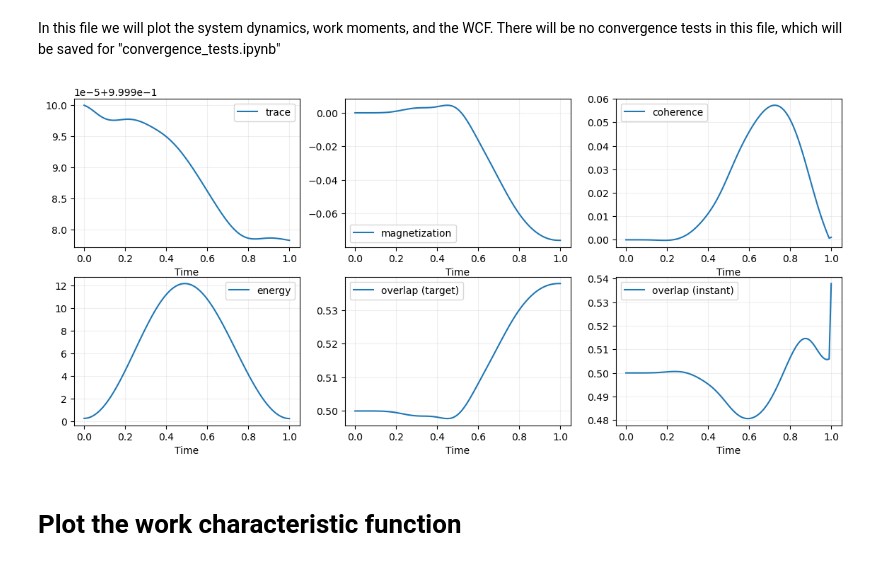
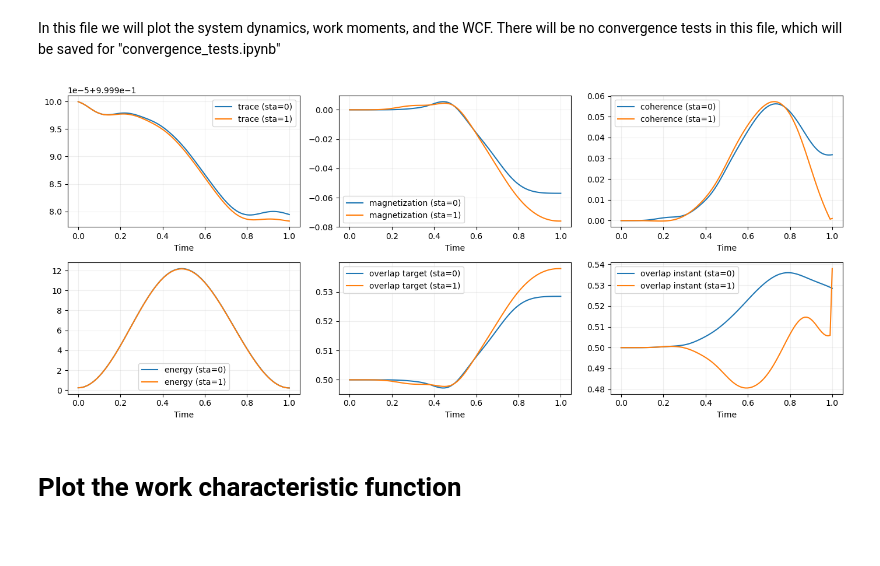
Before and after one commit to mikejshubrook/work-counting-with-process-tensors, a Jupyter notebook: visualize_data.ipynb, the cells around one changed output. Cells and saved outputs as stored; diff of their text form; code cells hidden in the pictures; blank space fills up the shorter version.

Commit message:
streamlined and improved visualisation

```diff
--- a/visualize_data.ipynb
+++ b/visualize_data.ipynb
@@ -8,43 +8,44 @@ import numpy as np
 import pandas as pd
 import matplotlib.pyplot as plt
 # %%
-def load_dynamics(a, tp, sta, dt, p):
-    filename  = f'data/dynamics-files/dyns-a{a}_G10.0_w25.0_e25.0_tp{tp}_sta{sta}_dt{dt}_p{p}.csv'
-    try:
+def plot_dynamics(a, tp, dt, p):
+    """
+    Plot the dynamics of the system based on the provided parameters.
+    """
+
+    fig, axs = plt.subplots(2, 3, figsize=(14, 6))
+
+    for sta in [0, 1]:
+        filename = f'data/dynamics-files/dyns-a{a}_G10.0_w25.0_e25.0_tp{tp}_sta{sta}_dt{dt}_p{p}.csv'
         df = pd.read_csv(filename)
-        return df
-    except:
-        return None
 
-def plot_dynamics(df):
-    fig, axs = plt.subplots(2,3, figsize=(14, 6))
+        # first row
+        axs[0, 0].plot(df['tlist'], df['tr'], label=f'trace (sta={sta})')
+        axs[0, 1].plot(df['tlist'], df['mag'], label=f'magnetization (sta={sta})')
+        axs[0, 2].plot(df['tlist'], df['coh'], label=f'coherence (sta={sta})')
+        # second row
+        axs[1, 0].plot(df['tlist'], df['energy'], label=f'energy (sta={sta})')
+        axs[1, 1].plot(df['tlist'], df['overlap_target'], label=f'overlap target (sta={sta})')
+        axs[1, 2].plot(df['tlist'], df['overlap_instant'], label=f'overlap instant (sta={sta})')
 
-    # first row
-    axs[0, 0].plot(df['tlist'], df['tr'], label='trace')
-    axs[0,1].plot(df['tlist'], df['mag'], label='magnetization')
-    axs[0,2].plot(df['tlist'], df['coh'], label='coherence')
-    # second row
-    axs[1, 0].plot(df['tlist'], df['energy'], label='energy')
-    axs[1, 1].plot(df['tlist'], df['overlap_target'], label='overlap (target)')
-    axs[1, 2].plot(df['tlist'], df['overlap_instant'], label='overlap (instant)')
     # formatting
     for ax in axs.flat:
         ax.set_xlabel('Time')
         ax.legend()
         ax.grid(alpha=0.2)
+
+    plt.tight_layout()
     return
 # %%
 # test load:
 alpha = 0.02
 tp = 1.0
 sta = 1
 dt = 0.01
 p = 7.0
-S=1
-dyns = load_dynamics(alpha, tp, sta, dt, p)
-plot_dynamics(dyns)
+plot_dynamics(alpha, tp, dt, p)
 # %% [output]
-[figure, old version]
+[figure, new version]
 # %%
 # TODO plot moments - do we want to have moments calculated for all times during the protocol? If so, moments.py needs to be modified.
 # %%
```
Also changed, not shown: parts of 1 cell of this notebook.
